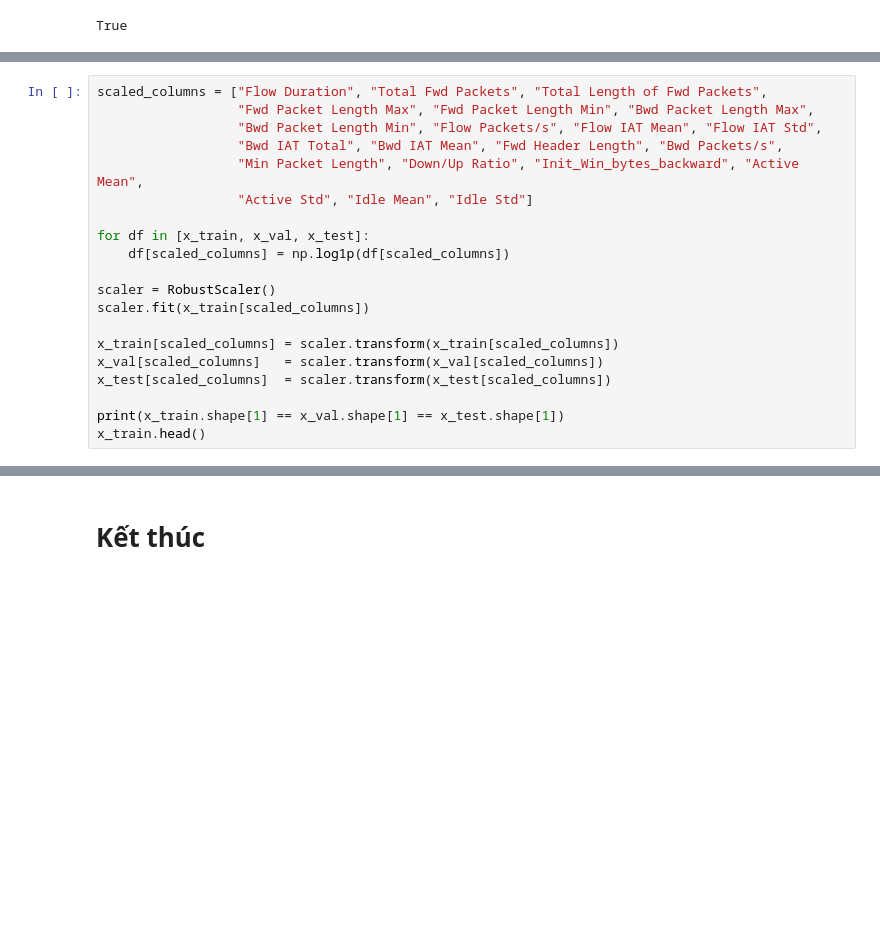
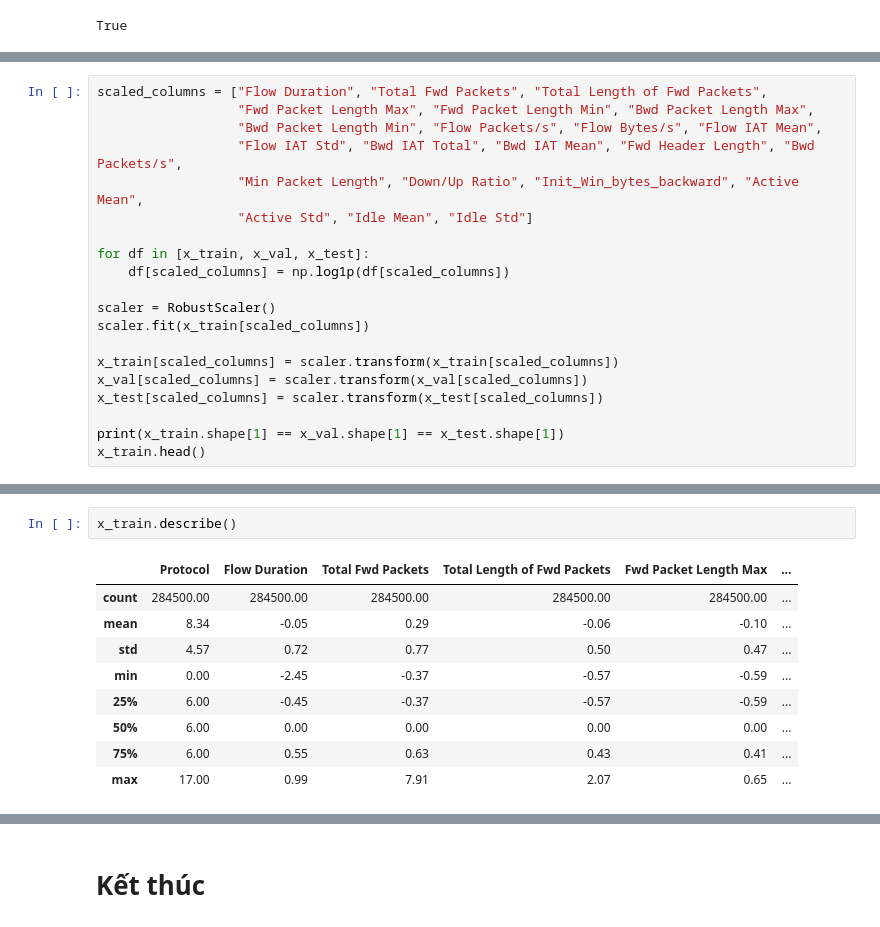
Before and after one commit to VietDQ1904/DataMining-Project-2026, a Jupyter notebook: source/features/features.ipynb, the cells around one changed output, grey strips where cells are left out. Drawn from its saved outputs; the diff is of its cells as text; blank space fills up the shorter version.

```diff
--- a/source/features/features.ipynb
+++ b/source/features/features.ipynb
@@ -406,8 +492,8 @@ True
 # %%
 scaled_columns = ["Flow Duration", "Total Fwd Packets", "Total Length of Fwd Packets",
                   "Fwd Packet Length Max", "Fwd Packet Length Min", "Bwd Packet Length Max",
-                  "Bwd Packet Length Min", "Flow Packets/s", "Flow IAT Mean", "Flow IAT Std",
-                  "Bwd IAT Total", "Bwd IAT Mean", "Fwd Header Length", "Bwd Packets/s",
+                  "Bwd Packet Length Min", "Flow Packets/s", "Flow Bytes/s", "Flow IAT Mean",
+                  "Flow IAT Std", "Bwd IAT Total", "Bwd IAT Mean", "Fwd Header Length", "Bwd Packets/s",
                   "Min Packet Length", "Down/Up Ratio", "Init_Win_bytes_backward", "Active Mean",
                   "Active Std", "Idle Mean", "Idle Std"]
 
@@ -418,8 +504,8 @@ scaler = RobustScaler()
 scaler.fit(x_train[scaled_columns])
 
 x_train[scaled_columns] = scaler.transform(x_train[scaled_columns])
-x_val[scaled_columns]   = scaler.transform(x_val[scaled_columns])
-x_test[scaled_columns]  = scaler.transform(x_test[scaled_columns])
+x_val[scaled_columns] = scaler.transform(x_val[scaled_columns])
+x_test[scaled_columns] = scaler.transform(x_test[scaled_columns])
 
 print(x_train.shape[1] == x_val.shape[1] == x_test.shape[1])
 x_train.head()
@@ -427,0 +520,12 @@ ValueError: Input X contains infinity or a value too large for dtype('float64').
+# %%
+x_train.describe()
+# %% [output]
+|  | Protocol | Flow Duration | Total Fwd Packets | Total Length of Fwd Packets | Fwd Packet Length Max | ... |
+| count | 284500.00 | 284500.00 | 284500.00 | 284500.00 | 284500.00 | ... |
+| mean | 8.34 | -0.05 | 0.29 | -0.06 | -0.10 | ... |
+| std | 4.57 | 0.72 | 0.77 | 0.50 | 0.47 | ... |
+| min | 0.00 | -2.45 | -0.37 | -0.57 | -0.59 | ... |
+| 25% | 6.00 | -0.45 | -0.37 | -0.57 | -0.59 | ... |
+| 50% | 6.00 | 0.00 | 0.00 | 0.00 | 0.00 | ... |
+| 75% | 6.00 | 0.55 | 0.63 | 0.43 | 0.41 | ... |
+| max | 17.00 | 0.99 | 7.91 | 2.07 | 0.65 | ... |
```
Also changed, not shown: parts of 21 cells of this notebook, 1 other file.
